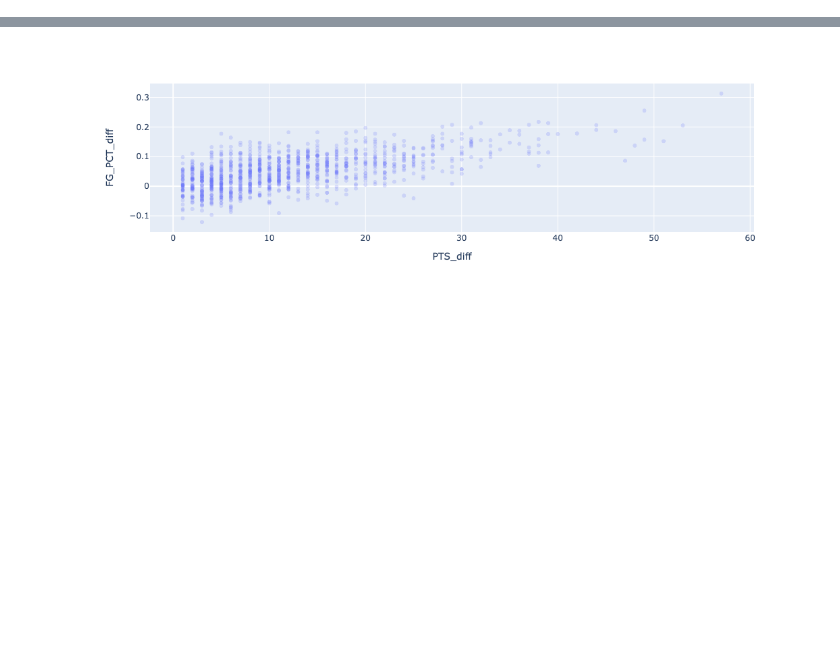
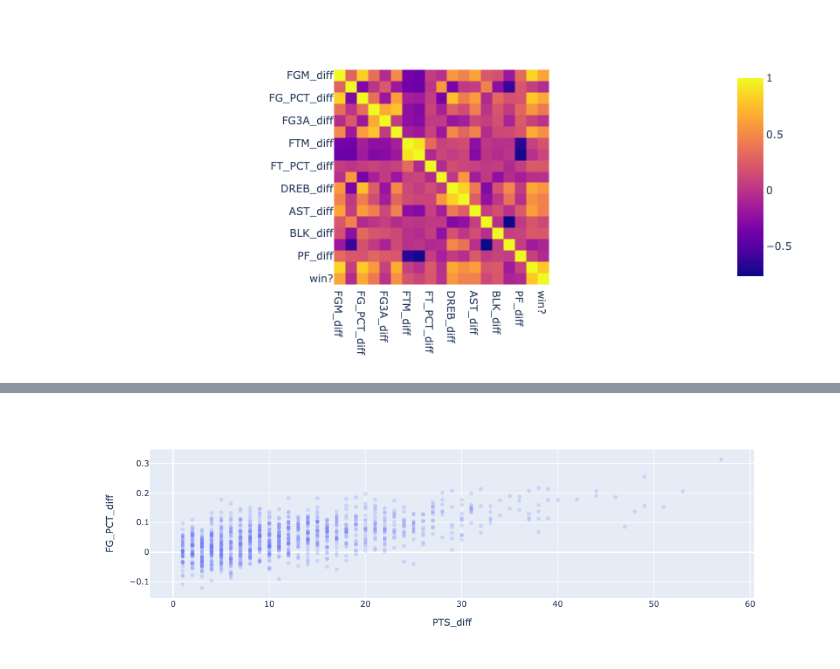
Before and after one commit to jcheng87/nba_stats_analysis, a Jupyter notebook: data_explore.ipynb, the cells around one changed output, grey strips where cells are left out. Saved outputs shown, nothing was run; the diff lists cells and outputs as text; code cells hidden in the pictures; blank space fills up the shorter version.

```diff
--- a/data_explore.ipynb
+++ b/data_explore.ipynb
@@ -41,0 +55,15 @@ diff_cols = [col+'_diff' for col in cols]
+# %%
+# correlation between stats
+
+columns = ['FGM_diff', 'FGA_diff',
+       'FG_PCT_diff', 'FG3M_diff', 'FG3A_diff', 'FG3_PCT_diff', 'FTM_diff',
+       'FTA_diff', 'FT_PCT_diff', 'OREB_diff', 'DREB_diff', 'REB_diff',
+       'AST_diff', 'STL_diff', 'BLK_diff', 'TOV_diff', 'PF_diff', 'PTS_diff',
+       'win?']
+
+gamelog_2020_21.corr = gamelog_2020_21[columns].corr().round(5)
+
+plt.rcParams['figure.figsize'] = [5, 20]
+px.imshow(gamelog_2020_21.corr, width=800, height=400)
+# %% [output]
+[figure, added]
```
Also changed, not shown: parts of 4 cells of this notebook, 2 other files.
